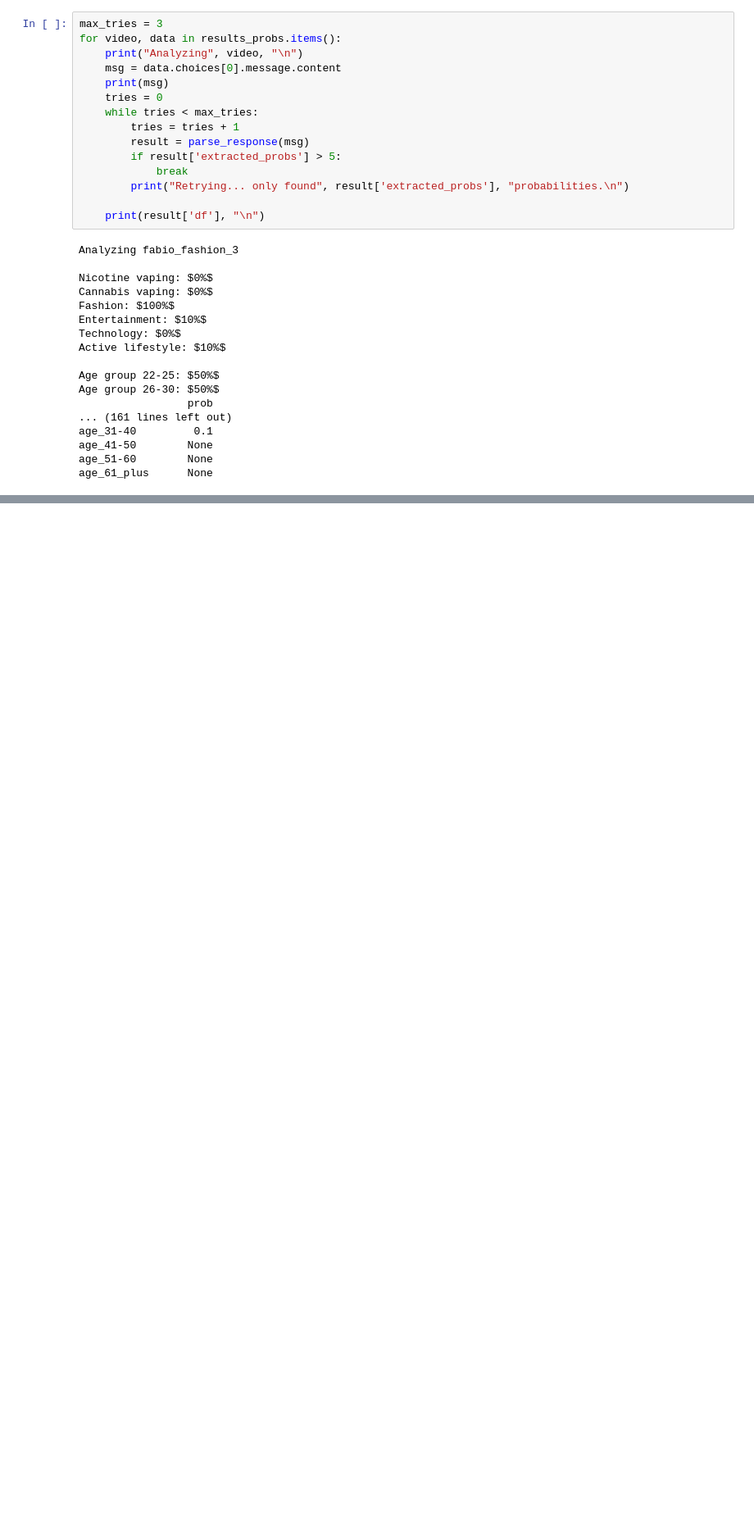
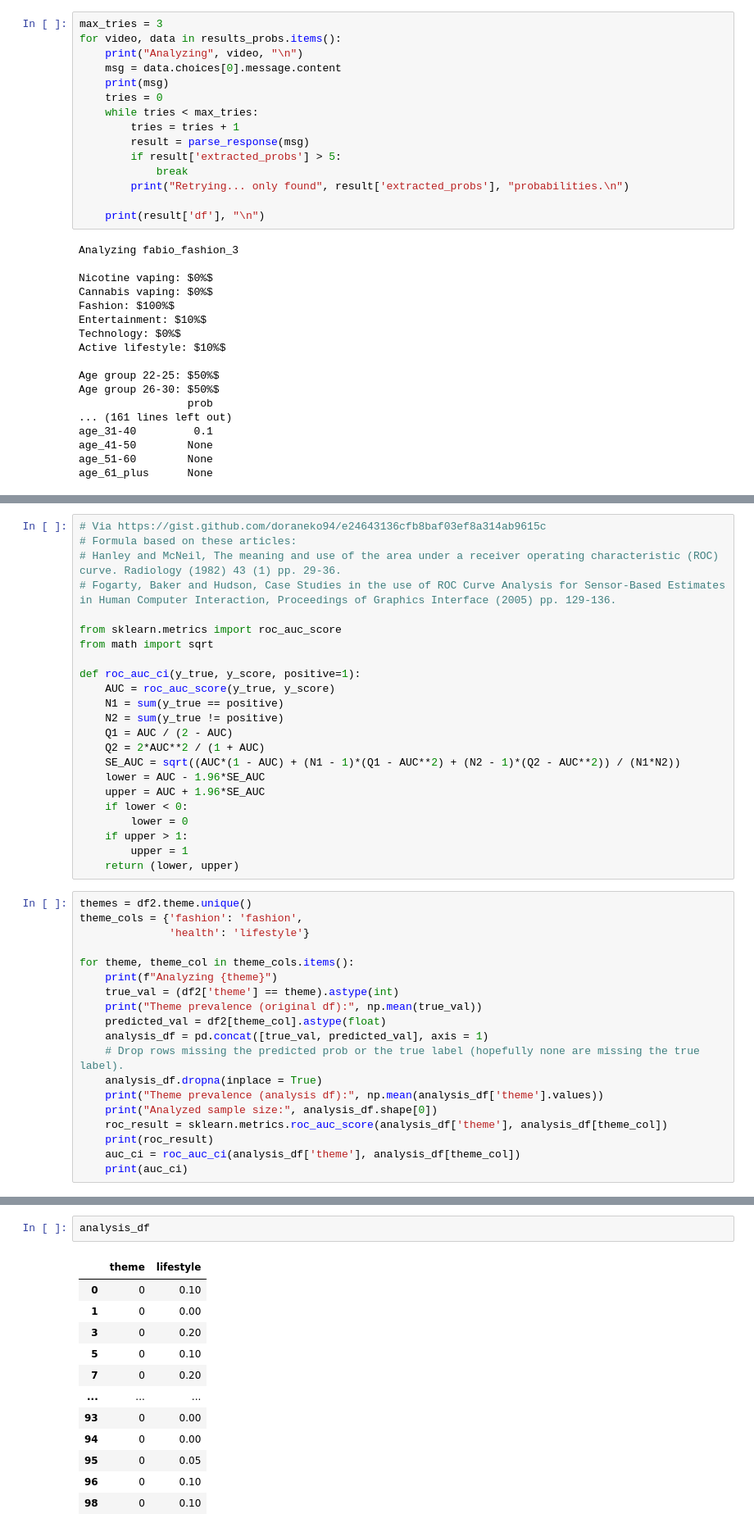
Before and after one commit to e-cigarette-marketing-ml/vaping-gpt, a Jupyter notebook: video.ipynb, the cells around one changed output, grey strips where cells are left out. Shown at 82% size. Cells and saved outputs as stored; diff of their text form; blank space fills up the shorter version.

```diff
--- a/video.ipynb
+++ b/video.ipynb
@@ -464,0 +605,42 @@ Next steps:
+# %%
+# Via https://gist.github.com/doraneko94/e24643136cfb8baf03ef8a314ab9615c
+# Formula based on these articles:
+# Hanley and McNeil, The meaning and use of the area under a receiver operating characteristic (ROC) curve. Radiology (1982) 43 (1) pp. 29-36.
+# Fogarty, Baker and Hudson, Case Studies in the use of ROC Curve Analysis for Sensor-Based Estimates in Human Computer Interaction, Proceedings of Graphics Interface (2005) pp. 129-136.
+
+from sklearn.metrics import roc_auc_score
+from math import sqrt
+
+def roc_auc_ci(y_true, y_score, positive=1):
+    AUC = roc_auc_score(y_true, y_score)
+    N1 = sum(y_true == positive)
+    N2 = sum(y_true != positive)
+    Q1 = AUC / (2 - AUC)
+    Q2 = 2*AUC**2 / (1 + AUC)
+    SE_AUC = sqrt((AUC*(1 - AUC) + (N1 - 1)*(Q1 - AUC**2) + (N2 - 1)*(Q2 - AUC**2)) / (N1*N2))
+    lower = AUC - 1.96*SE_AUC
+    upper = AUC + 1.96*SE_AUC
+    if lower < 0:
+        lower = 0
+    if upper > 1:
+        upper = 1
+    return (lower, upper)
+# %%
+themes = df2.theme.unique()
+theme_cols = {'fashion': 'fashion',
+              'health': 'lifestyle'}
+
+for theme, theme_col in theme_cols.items():
+    print(f"Analyzing {theme}")
+    true_val = (df2['theme'] == theme).astype(int)
+    print("Theme prevalence (original df):", np.mean(true_val))
+    predicted_val = df2[theme_col].astype(float)
+    analysis_df = pd.concat([true_val, predicted_val], axis = 1)
+    # Drop rows missing the predicted prob or the true label (hopefully none are missing the true label).
+    analysis_df.dropna(inplace = True)
+    print("Theme prevalence (analysis df):", np.mean(analysis_df['theme'].values))
+    print("Analyzed sample size:", analysis_df.shape[0])
+    roc_result = sklearn.metrics.roc_auc_score(analysis_df['theme'], analysis_df[theme_col])
+    print(roc_result)
+    auc_ci = roc_auc_ci(analysis_df['theme'], analysis_df[theme_col])
+    print(auc_ci)
@@ -464,0 +660,15 @@ Next steps:
+# %%
+analysis_df
+# %% [output]
+|  | theme | lifestyle |
+| 0 | 0 | 0.10 |
+| 1 | 0 | 0.00 |
+| 3 | 0 | 0.20 |
+| 5 | 0 | 0.10 |
+| 7 | 0 | 0.20 |
+| ... | ... | ... |
+| 93 | 0 | 0.00 |
+| 94 | 0 | 0.00 |
+| 95 | 0 | 0.05 |
+| 96 | 0 | 0.10 |
+| 98 | 0 | 0.10 |
```
Also changed, not shown: parts of 30 cells of this notebook.
